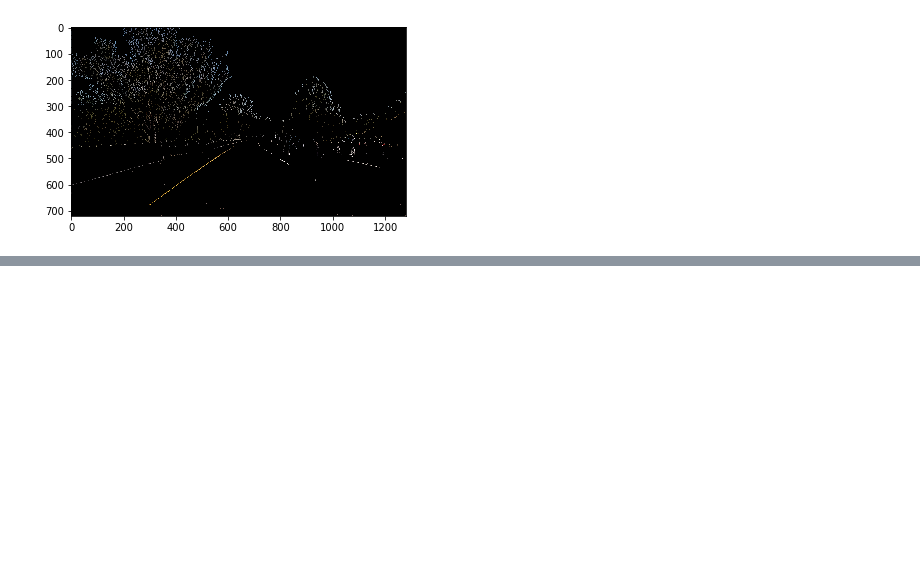
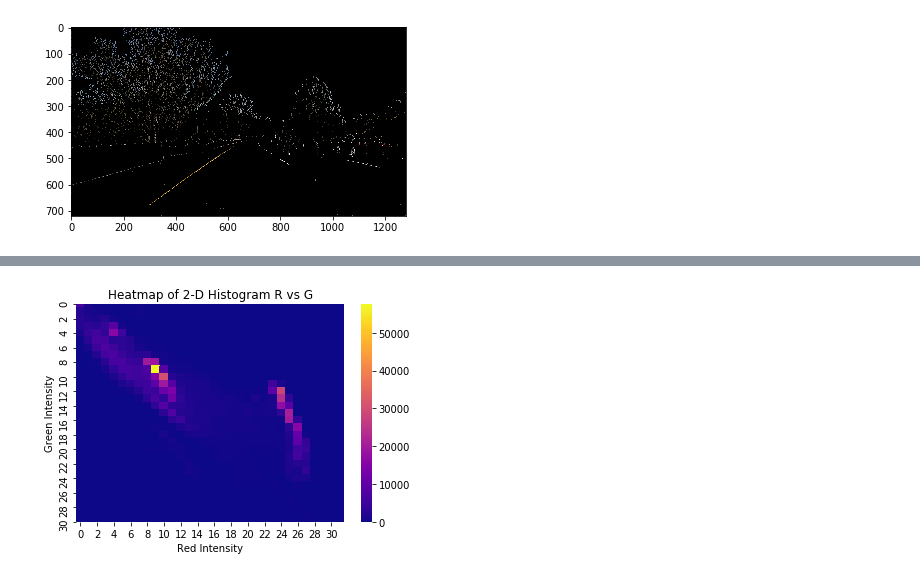
Before and after one commit to Defcon27/Image-Search-using-Parallel-Computing, a Jupyter notebook: Image_Histograms/ImageHistVisualizations.ipynb, the cells around one changed output, grey strips where cells are left out. Cells and saved outputs as stored; diff of their text form; code cells hidden in the pictures; blank space fills up the shorter version.

```diff
--- a/Image_Histograms/ImageHistVisualizations.ipynb
+++ b/Image_Histograms/ImageHistVisualizations.ipynb
@@ -168,0 +182,9 @@ plt.imshow(image)
+# %%
+f,ax = plt.subplots()
+hist = cv2.calcHist([r,b], [0, 1], None,[32, 32], [0, 256, 0, 256])
+sns.heatmap(hist,cmap="plasma",ax=ax)
+plt.title("Heatmap of 2-D Histogram R vs G")
+ax.set(xlabel="Red Intensity", ylabel = "Green Intensity")
+plt.show()
+# %% [output]
+[figure, added]
```
Also changed, not shown: parts of 14 cells of this notebook.
